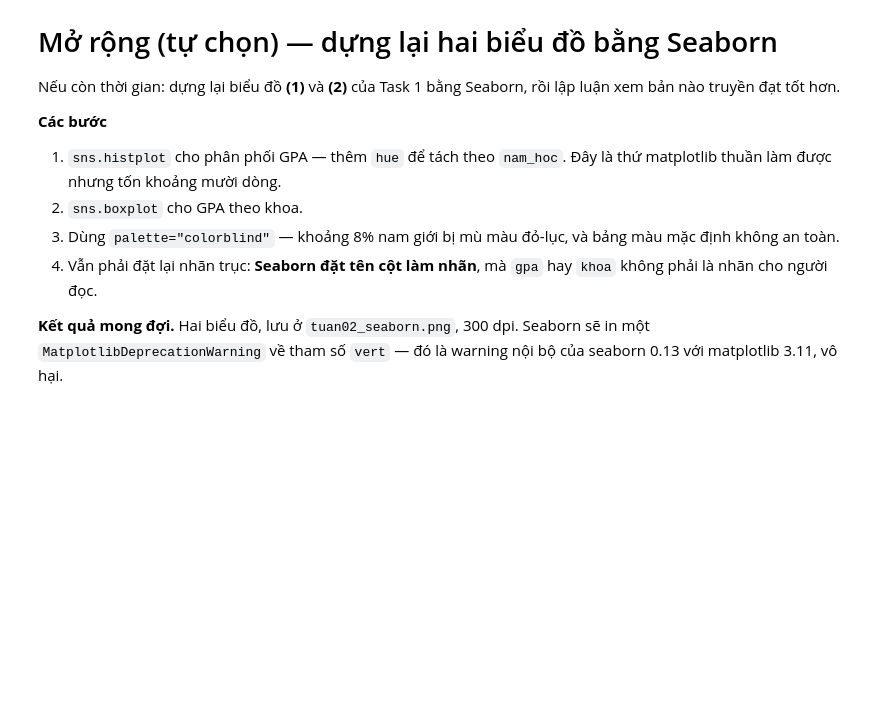
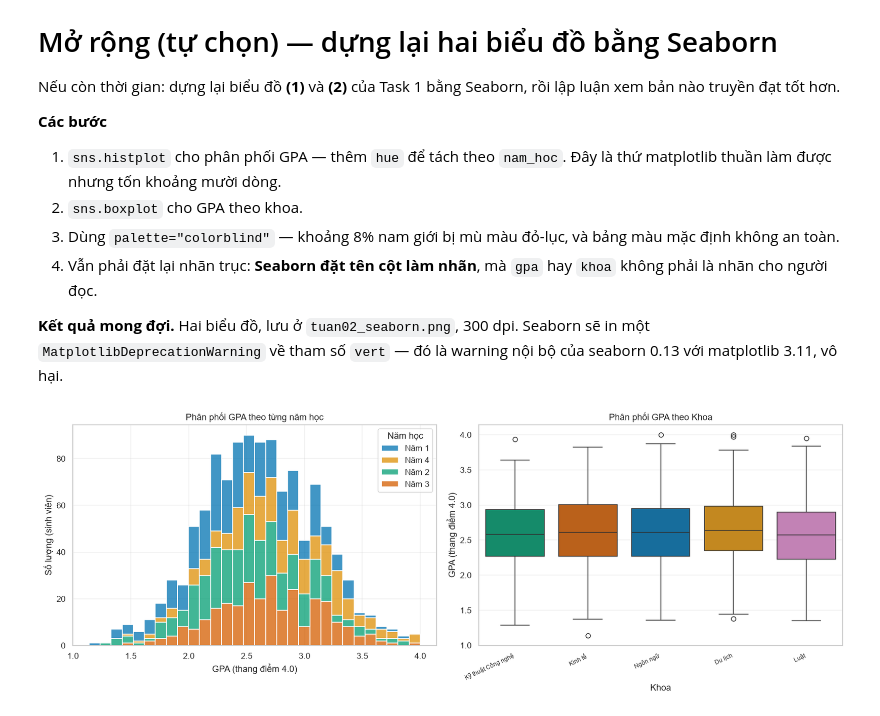
Before and after one commit to Anh-Thu12/Tuan02_ThucHanh_AI, a Jupyter notebook: lab_exercises/Tuan02_2305CT0697_Hồ Ngọc Anh Thư.ipynb, the cells around one changed output. Cells and saved outputs as stored; diff of their text form; code cells hidden in the pictures; blank space fills up the shorter version.

```diff
--- a/lab_exercises/Tuan02_ThucHanh_VI.ipynb
+++ b/lab_exercises/Tuan02_2305CT0697_Hồ Ngọc Anh Thư.ipynb
@@ -1031,26 +1149,54 @@ Nếu còn thời gian: dựng lại biểu đồ **(1)** và **(2)** của Task
 # %%
 # --- Mở rộng (tự chọn): dựng lại biểu đồ (1) và (2) của Task 1 bằng Seaborn ---
 # Lưu ý: seaborn 0.13 + matplotlib 3.11 sẽ in một MatplotlibDeprecationWarning về
 # tham số `vert` ở boxplot. Đó là warning nội bộ của seaborn, vô hại, không phải lỗi của bạn.
 sns.set_theme(style="whitegrid")
 fig, (axa, axb) = plt.subplots(1, 2, figsize=(15, 5.5))
 
-# TODO: sns.histplot(data=..., x="gpa", hue=..., bins=30, multiple="stack",
-#                    palette="colorblind", ax=axa)
-#       Gợi ý: tách theo năm học. Đừng truyền thẳng cột số `nam_hoc` vào `hue`
-#       (seaborn sẽ coi nó là biến liên tục và tô thang màu gradient);
-#       hãy tạo trước một cột nhãn dạng chuỗi.
-# TODO: nhãn trục + title
+# (1) Vẽ Histogram phân phối GPA bằng Seaborn
+# Gợi ý: tạo nhãn dạng chuỗi cho năm học để hue không bị hiểu là biến liên tục
+sv_gpa = sv.dropna(subset=["gpa"]).copy()
+sv_gpa["Năm học"] = "Năm " + sv_gpa["nam_hoc"].astype(str)
 
-# TODO: sns.boxplot(data=sv, x="khoa", y="gpa", order=..., hue="khoa",
-#                   palette="colorblind", legend=False, ax=axb)
-# TODO: nhãn trục + title
+sns.histplot(
+    data=sv_gpa,
+    x="gpa",
+    hue="Năm học",
+    bins=30,
+    multiple="stack",
+    palette="colorblind",
+    ax=axa
+)
+axa.set_xlabel("GPA (thang điểm 4.0)")
+axa.set_ylabel("Số lượng (sinh viên)")
+axa.set_title("Phân phối GPA theo từng năm học")
+
+# (2) Vẽ Boxplot GPA theo khoa bằng Seaborn
+# Xác định thứ tự khoa giống Task 1 (từ khoa đông nhất đến ít nhất)
+order_khoa = sv["khoa"].value_counts().index
+
+sns.boxplot(
+    data=sv,
+    x="khoa",
+    y="gpa",
+    order=order_khoa,
+    hue="khoa",
+    palette="colorblind",
+    legend=False,
+    ax=axb
+)
+axb.set_xlabel("Khoa")
+axb.set_ylabel("GPA (thang điểm 4.0)")
+axb.set_title("Phân phối GPA theo Khoa")
 plt.setp(axb.get_xticklabels(), rotation=25, ha="right", fontsize=8)
 
 fig.tight_layout()
-# TODO: fig.savefig("tuan02_seaborn.png", dpi=300, bbox_inches="tight")
+fig.savefig("tuan02_seaborn.png", dpi=300, bbox_inches="tight")
 plt.show()
+
 sns.set_theme(style="white")     # trả lại mặc định để không ảnh hưởng ô khác
+# %% [output]
+[figure, added]
 # %% [markdown]
 ### Bản nào truyền đạt tốt hơn?
 
```
Also changed, not shown: parts of 11 cells of this notebook.
